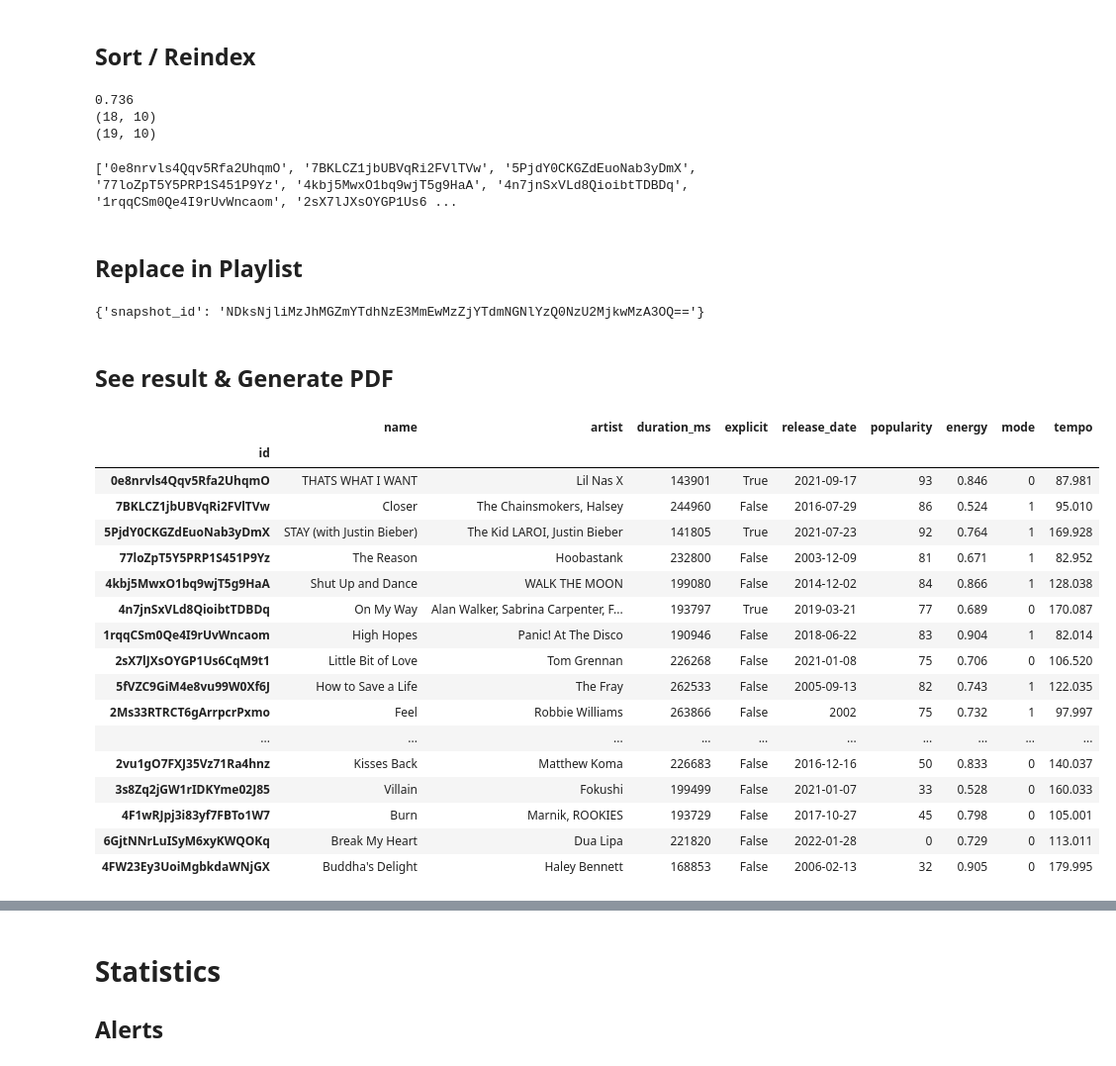
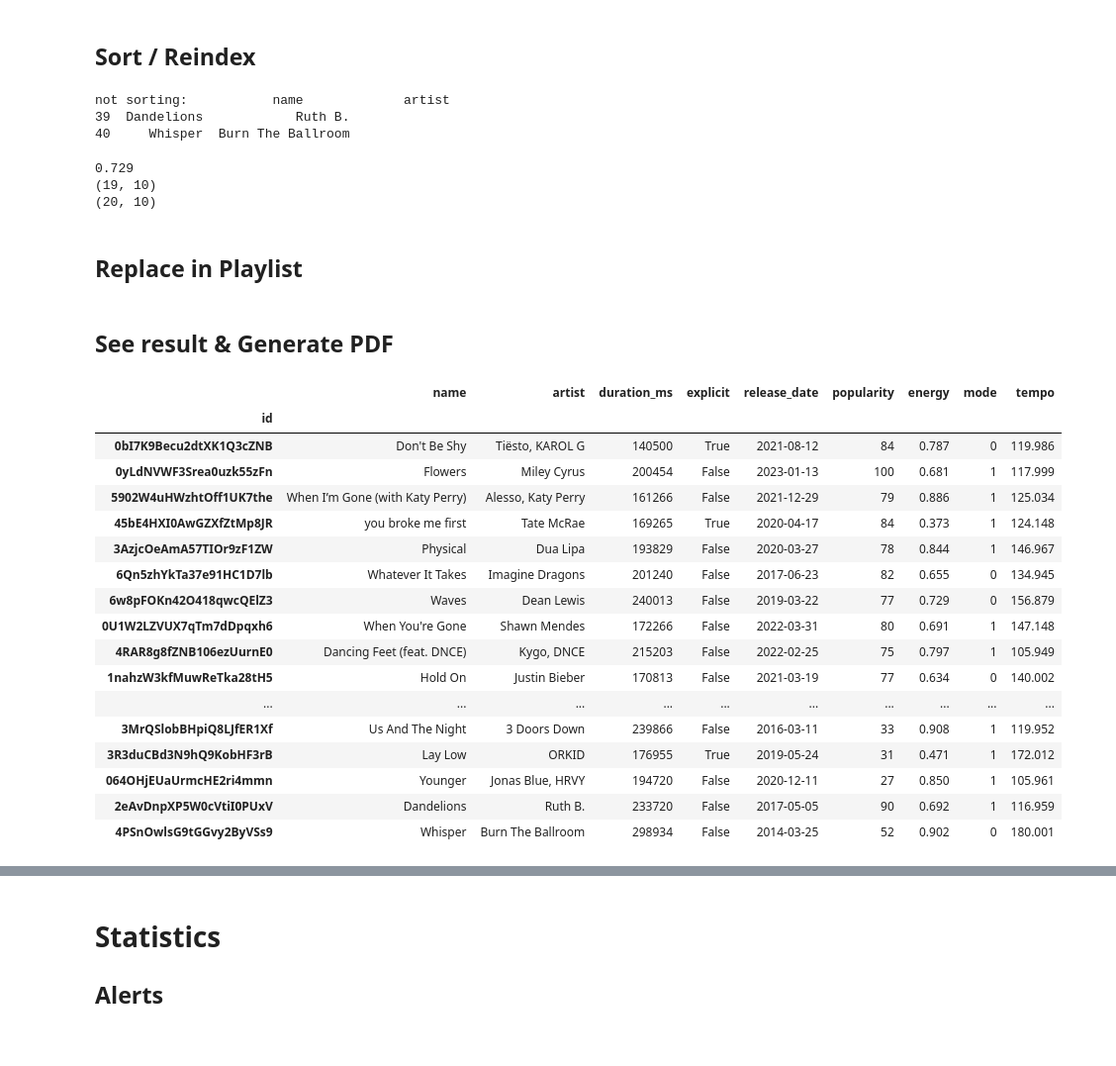
Before and after one commit to Lyloox/my_spotiPy, a Jupyter notebook: notebooks/sort_playlist.ipynb, the cells around one changed output, grey strips where cells are left out. Shown at 99% size. Saved outputs shown, nothing was run; the diff lists cells and outputs as text; code cells hidden in the pictures.

```diff
--- a/notebooks/sort_playlist.ipynb
+++ b/notebooks/sort_playlist.ipynb
@@ -25 +29,11 @@ from datetime import date
+# %%
+# Parameters
+
+c_id = os.environ['c_id']
+c_secret = os.environ['c_secret']
+
+playlist_id = "6FkyYOmCbQlCrWy4XZCR1Y"
+# allow to ignore the N last musics
+ignore_last = 2
+apply_reorder = True
 # %%
@@ -35,9 +46,7 @@ sp = spotipy.Spotify(auth_manager=SpotifyOAuth(client_id=c_id,
 # %%
 results = sp.current_user_playlists(limit=50)
 # %%
-# Find playlist_id
-
-playlist_id = "4FNN7270AruT0qJqpOq4dw"
+# Find playlist_id if not specified
 
 if not playlist_id:
     for playlist in results['items']:
@@ -120,5 +129,17 @@ df
 # %% [markdown]
 ## Sort / Reindex
+# %%
+if not apply_reorder:
+    result = df
+
+if ignore_last:
+    ignored = df.iloc[-ignore_last:]
+    df = df.iloc[:-ignore_last]
+    print("not sorting:", ignored[['name', 'artist']])
+# %% [output]
+not sorting:           name             artist
+39  Dandelions            Ruth B.
+40     Whisper  Burn The Ballroom
 # %%
 median_energy = np.median(df['energy'])
 
@@ -132,9 +153,9 @@ df_sup_median = df[df["energy"] >= median_energy]
 print(df_inf_median.shape)
 print(df_sup_median.shape)
 # %% [output]
-0.736
-(18, 10)
+0.729
 (19, 10)
+(20, 10)
 # %%
 ids_ordered = []
 
@@ -146,38 +167,40 @@ if df_inf_median.shape[0] > df_sup_median.shape[0]:
     ids_ordered.append(df_inf_median['id'].iloc[-1])
 elif df_inf_median.shape[0] < df_sup_median.shape[0]:
     ids_ordered.append(df_sup_median['id'].iloc[-1])
-
-print(ids_ordered)
-# %% [output]
-['0e8nrvls4Qqv5Rfa2UhqmO', '7BKLCZ1jbUBVqRi2FVlTVw', '5PjdY0CKGZdEuoNab3yDmX', '77loZpT5Y5PRP1S451P9Yz', '4kbj5MwxO1bq9wjT5g9HaA', '4n7jnSxVLd8QioibtTDBDq', '1rqqCSm0Qe4I9rUvWncaom', '2sX7lJXsOYGP1Us6 ...
+# %%
+if ignore_last:
+    for idx in ignored['id']:
+        ids_ordered.append(idx)
 # %% [markdown]
 ## Replace in Playlist
 # %%
-sp.playlist_replace_items(playlist_id, ids_ordered)
+if apply_reorder:
+    sp.playlist_replace_items(playlist_id, ids_ordered)
-# %% [output]
-{'snapshot_id': 'NDksNjliMzJhMGZmYTdhNzE3MmEwMzZjYTdmNGNlYzQ0NzU2MjkwMzA3OQ=='}
 # %% [markdown]
 ## See result & Generate PDF
 # %%
-result = df.set_index("id")
-result = result.reindex(ids_ordered)
+if apply_reorder:
+    if ignore_last:
+        df = pd.concat([df, ignored])
+    result = df.set_index("id")
+    result = result.reindex(ids_ordered)
 result
 # %% [output]
 |  | name | artist | duration_ms | explicit | release_date | popularity | energy | mode | tempo |
 | id |  |  |  |  |  |  |  |  |  |
-| 0e8nrvls4Qqv5Rfa2UhqmO | THATS WHAT I WANT | Lil Nas X | 143901 | True | 2021-09-17 | 93 | 0.846 | 0 | 87.981 |
-| 7BKLCZ1jbUBVqRi2FVlTVw | Closer | The Chainsmokers, Halsey | 244960 | False | 2016-07-29 | 86 | 0.524 | 1 | 95.010 |
-| 5PjdY0CKGZdEuoNab3yDmX | STAY (with Justin Bieber) | The Kid LAROI, Justin Bieber | 141805 | True | 2021-07-23 | 92 | 0.764 | 1 | 169.928 |
-| 77loZpT5Y5PRP1S451P9Yz | The Reason | Hoobastank | 232800 | False | 2003-12-09 | 81 | 0.671 | 1 | 82.952 |
-| 4kbj5MwxO1bq9wjT5g9HaA | Shut Up and Dance | WALK THE MOON | 199080 | False | 2014-12-02 | 84 | 0.866 | 1 | 128.038 |
-| 4n7jnSxVLd8QioibtTDBDq | On My Way | Alan Walker, Sabrina Carpenter, F... | 193797 | True | 2019-03-21 | 77 | 0.689 | 0 | 170.087 |
-| 1rqqCSm0Qe4I9rUvWncaom | High Hopes | Panic! At The Disco | 190946 | False | 2018-06-22 | 83 | 0.904 | 1 | 82.014 |
-| 2sX7lJXsOYGP1Us6CqM9t1 | Little Bit of Love | Tom Grennan | 226268 | False | 2021-01-08 | 75 | 0.706 | 0 | 106.520 |
-| 5fVZC9GiM4e8vu99W0Xf6J | How to Save a Life | The Fray | 262533 | False | 2005-09-13 | 82 | 0.743 | 1 | 122.035 |
-| 2Ms33RTRCT6gArrpcrPxmo | Feel | Robbie Williams | 263866 | False | 2002 | 75 | 0.732 | 1 | 97.997 |
+| 0bI7K9Becu2dtXK1Q3cZNB | Don't Be Shy | Tiësto, KAROL G | 140500 | True | 2021-08-12 | 84 | 0.787 | 0 | 119.986 |
+| 0yLdNVWF3Srea0uzk55zFn | Flowers | Miley Cyrus | 200454 | False | 2023-01-13 | 100 | 0.681 | 1 | 117.999 |
+| 5902W4uHWzhtOff1UK7the | When I’m Gone (with Katy Perry) | Alesso, Katy Perry | 161266 | False | 2021-12-29 | 79 | 0.886 | 1 | 125.034 |
+| 45bE4HXI0AwGZXfZtMp8JR | you broke me first | Tate McRae | 169265 | True | 2020-04-17 | 84 | 0.373 | 1 | 124.148 |
+| 3AzjcOeAmA57TIOr9zF1ZW | Physical | Dua Lipa | 193829 | False | 2020-03-27 | 78 | 0.844 | 1 | 146.967 |
+| 6Qn5zhYkTa37e91HC1D7lb | Whatever It Takes | Imagine Dragons | 201240 | False | 2017-06-23 | 82 | 0.655 | 0 | 134.945 |
+| 6w8pFOKn42O418qwcQElZ3 | Waves | Dean Lewis | 240013 | False | 2019-03-22 | 77 | 0.729 | 0 | 156.879 |
+| 0U1W2LZVUX7qTm7dDpqxh6 | When You're Gone | Shawn Mendes | 172266 | False | 2022-03-31 | 80 | 0.691 | 1 | 147.148 |
+| 4RAR8g8fZNB106ezUurnE0 | Dancing Feet (feat. DNCE) | Kygo, DNCE | 215203 | False | 2022-02-25 | 75 | 0.797 | 1 | 105.949 |
+| 1nahzW3kfMuwReTka28tH5 | Hold On | Justin Bieber | 170813 | False | 2021-03-19 | 77 | 0.634 | 0 | 140.002 |
 | ... | ... | ... | ... | ... | ... | ... | ... | ... | ... |
-| 2vu1gO7FXJ35Vz71Ra4hnz | Kisses Back | Matthew Koma | 226683 | False | 2016-12-16 | 50 | 0.833 | 0 | 140.037 |
-| 3s8Zq2jGW1rIDKYme02J85 | Villain | Fokushi | 199499 | False | 2021-01-07 | 33 | 0.528 | 0 | 160.033 |
-| 4F1wRJpj3i83yf7FBTo1W7 | Burn | Marnik, ROOKIES | 193729 | False | 2017-10-27 | 45 | 0.798 | 0 | 105.001 |
-| 6GjtNNrLuISyM6xyKWQOKq | Break My Heart | Dua Lipa | 221820 | False | 2022-01-28 | 0 | 0.729 | 0 | 113.011 |
-| 4FW23Ey3UoiMgbkdaWNjGX | Buddha's Delight | Haley Bennett | 168853 | False | 2006-02-13 | 32 | 0.905 | 0 | 179.995 |
+| 3MrQSlobBHpiQ8LJfER1Xf | Us And The Night | 3 Doors Down | 239866 | False | 2016-03-11 | 33 | 0.908 | 1 | 119.952 |
+| 3R3duCBd3N9hQ9KobHF3rB | Lay Low | ORKID | 176955 | True | 2019-05-24 | 31 | 0.471 | 1 | 172.012 |
+| 064OHjEUaUrmcHE2ri4mmn | Younger | Jonas Blue, HRVY | 194720 | False | 2020-12-11 | 27 | 0.850 | 1 | 105.961 |
+| 2eAvDnpXP5W0cVtiI0PUxV | Dandelions | Ruth B. | 233720 | False | 2017-05-05 | 90 | 0.692 | 1 | 116.959 |
+| 4PSnOwlsG9tGGvy2ByVSs9 | Whisper | Burn The Ballroom | 298934 | False | 2014-03-25 | 52 | 0.902 | 0 | 180.001 |
```
Also changed, not shown: parts of 13 cells of this notebook.
